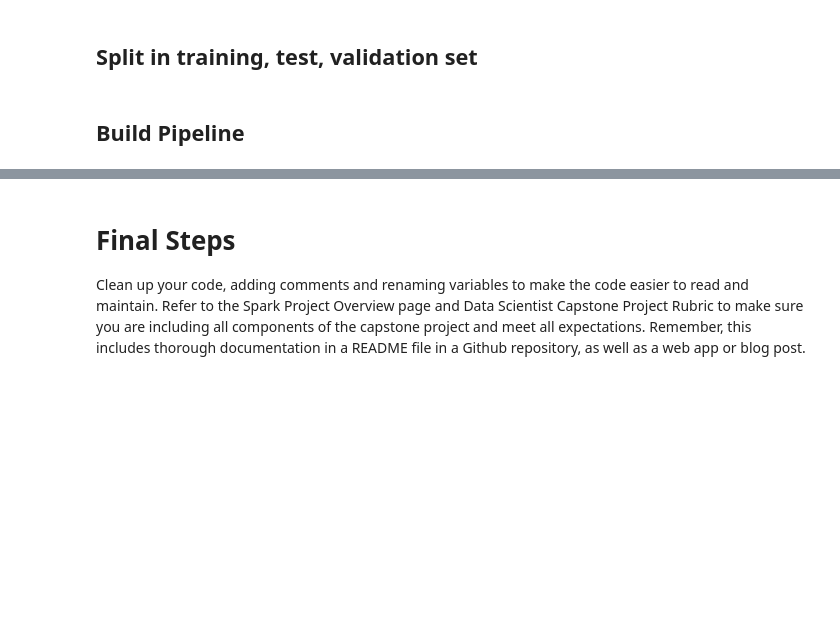
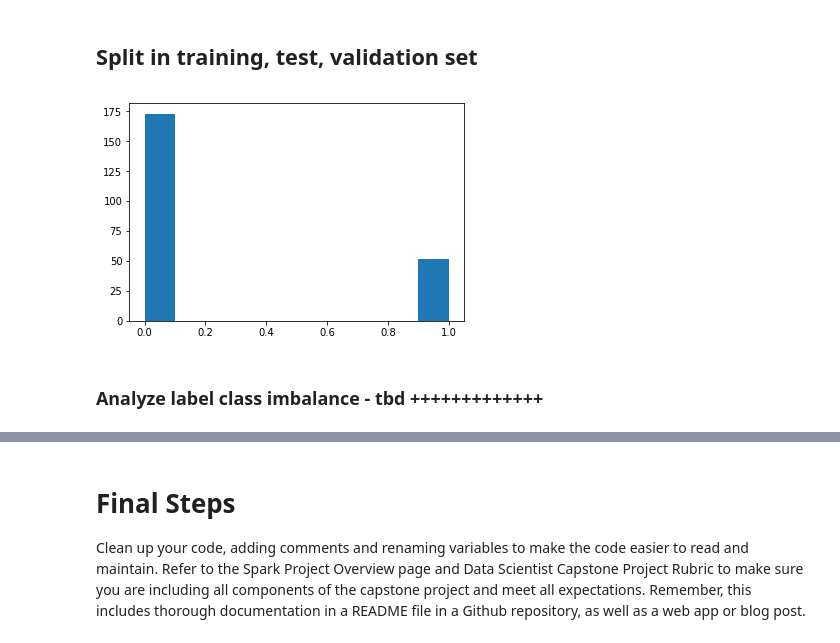
Before and after one commit to bofflord/sparkify, a Jupyter notebook: Sparkify.ipynb, the cells around one changed output, grey strips where cells are left out. Cells and saved outputs as stored; diff of their text form; code cells hidden in the pictures; blank space fills up the shorter version.

```diff
--- a/Sparkify.ipynb
+++ b/Sparkify.ipynb
@@ -756,0 +809,8 @@ features_df = spark.createDataFrame(all_users, IntegerType()).withColumnRenamed(
+# %%
+page_features_count = user_log.groupBy("userId").sum('downgraded', 'upgraded',
+ 'advert_shown',
+ 'thumps_down',
+ 'thumps_up',
+ 'friend_added',
+ 'song_added')
+features_df = features_df.join(page_features_count, "userId", how="left")
@@ -760,0 +875,22 @@ DataFrame[value: int]
+# %%
+nonbinary_feature_list = ['sum(downgraded)',
+ 'sum(upgraded)',
+ 'sum(advert_shown)',
+ 'sum(thumps_down)',
+ 'sum(thumps_up)',
+ 'sum(friend_added)',
+ 'sum(song_added)']
+# %%
+convert_vector_to_double = udf(lambda vector_value: round(float(list(vector_value)[0]),3), DoubleType())
+
+
+for column in nonbinary_feature_list:
+    # convert column to vector via VectorAssembler
+    assembler = VectorAssembler(inputCols=[column], outputCol=column+"_vect")
+    # Scale vectorized column
+    scaler = MinMaxScaler(inputCol=column+"_vect", outputCol=column+"_scaled")
+    # create Pipeline with assembler and scaler
+    pipeline = Pipeline(stages=[assembler, scaler])
+    # apply pipelien on features_df Dataframe
+    features_df = pipeline.fit(features_df).transform(features_df) \
+    .withColumn(column+"_scaled", convert_vector_to_double(column+"_scaled")).drop(column+"_vect")
@@ -760,0 +921,9 @@ DataFrame[value: int]
+# %%
+# create feature list that shall be merged in on vector
+feature_list = features_df.schema.names
+# remove columns userId, label and all items in nonbinary_feature_list
+remove_features_list= nonbinary_feature_list + ["userId", "label"]
+feature_list = [item for item in feature_list if item not in remove_features_list]
+# assemble features in feature_list to one vector using VectorAssembler
+assembler = VectorAssembler(inputCols=feature_list, outputCol="features")
+features_df = assembler.transform(features_df)
@@ -791,2 +957,0 @@ training, test, validation = user_log_valid.randomSplit([0.8, 0.1, 0.1], seed=42
-# %% [markdown]
-## Build Pipeline
@@ -798,0 +958,9 @@ pipeline = Pipeline(stages=[lr])
+# %%
+train, test = features_df.randomSplit([0.8, 0.2], seed=42)
+
+plt.hist(features_df.toPandas()['label'])
+plt.show()
+# %% [output]
+[figure, added]
+# %% [markdown]
+### Analyze label class imbalance - tbd +++++++++++++
```
Also changed, not shown: parts of 49 cells of this notebook, 1 other file.
